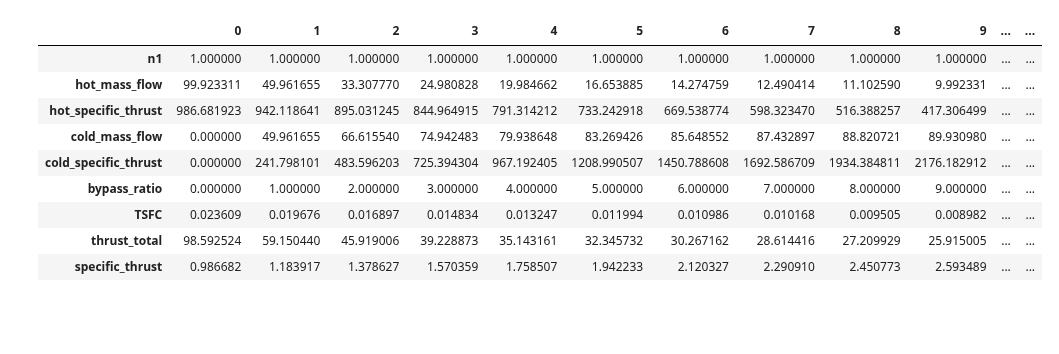
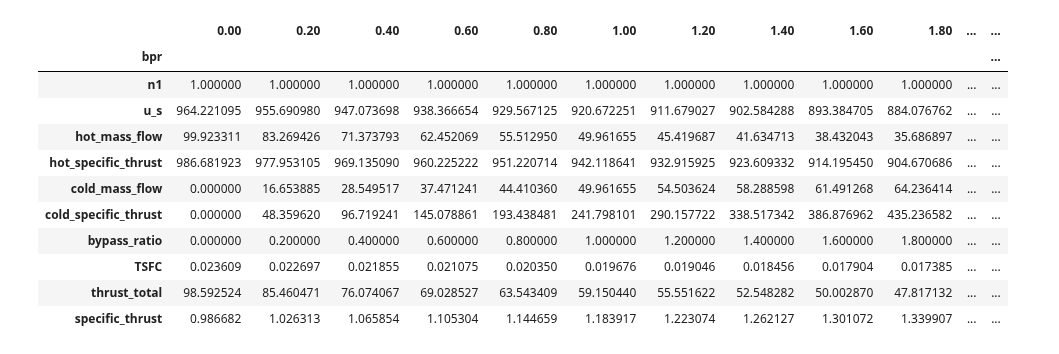
Before and after one commit to jonasdegrave/gas-turbine, a Jupyter notebook: questao_2.ipynb, the cells around one changed output. Saved outputs shown, nothing was run; the diff lists cells and outputs as text; code cells hidden in the pictures; blank space fills up the shorter version.

```diff
--- a/questao_2.ipynb
+++ b/questao_2.ipynb
@@ -25,68 +23,81 @@ warnings.filterwarnings('ignore')
 # %%
-values = {
-    'pa': 101.3, # kPa
-    'ta': 288.3, # K
-    'n_d': 0.97, # Difuser (Inlet)
-    'n_f': 0.85, # Fan
-    'n_c': 0.85, # High Pressure Compressor
-    'n_b': 1.0,  # Combustion Chamber
-    'n_t': 0.9,  # Compressor Turbine
-    'n_tf': 0.9, # Fan turbine
-    'n_n': 0.98,
-    'n_nf': 0.98,
+model_parameters = {
+    # Atmospheric condition ##############################################
+    'pa': 101.3, # [kPa]
+    'ta': 288.3, # [K]
+    'r': 288.3,  # [J/(kg*K)] Air Gas Constant
+    # Components isentropic efficiencies #################################
+    'n_d': 0.97,  # Difuser (Inlet)
+    'n_f': 0.85,  # Fan
+    'n_c': 0.85,  # High Pressure Compressor
+    'n_b': 1.0,   # Combustion Chamber
+    'n_t': 0.9,   # Compressor Turbine
+    'n_tf': 0.9,  # Fan turbine
+    'n_n': 0.98,  # Turbine Nozzle
+    'n_nf': 0.98, # Fan Nozzle
+    # Average air Cp/Cv inside each component ############################
     'gamma_d': 1.4,   # Difuser (Inlet)
     'gamma_f': 1.4,   # Fan
     'gamma_c': 1.37,  # High Pressure Compressor
     'gamma_b': 1.35,  # Combustion Chamber
     'gamma_t': 1.33,  # Compressor Turbine
     'gamma_tf': 1.33, # Fan turbine
-    'gamma_n': 1.36,
-    'gamma_nf': 1.40,
-    'prc': 20, # Crompressor Pressure Ratio
-    'prf': 1.4,  # Fan Pressure Ratio
-    'bypass_ratio': 0,
-    'pc_fuel': 45000, # kJ/kg
-    'cp_fuel': 1.110, # kJ/(kg*K)
-    'r': 288.3,
-    't04': 1700, # K (Combustion Chamber Temperature)
-    'mach': 0.0, # Aircraft speed
-    'mass_flow': 100.0, # kg/s (Inlet mass flow)
+    'gamma_n': 1.36,  # Turbine Nozzle
+    'gamma_nf': 1.40, # Fan Nozzle
+    # Engine parameters ##################################################
+    'prc': 20,         # Crompressor Pressure Ratio
+    'prf': 1.4,        # Fan Pressure Ratio
+    'bypass_ratio': 0, # Initial value
+    # Fuel parameters ####################################################
+    'pc_fuel': 45000, # [kJ/kg] Heat of Combustion of the fuel
+    'cp_fuel': 1.110, # [kJ/(kg*K)] Specific Heat in the combustion chamber
+    # Operating Conditions ###############################################
+    't04': 1700,        # [K] (Combustion Chamber Temperature)
+    'mach': 0.0,        # Aircraft speed
+    'mass_flow': 100.0, # [kg/s] Inlet mass flow
     }
 
 summarise_target = [
     'n1',
+    'u_s',
     'hot_mass_flow',
     'hot_specific_thrust',
     'cold_mass_flow',
     'cold_specific_thrust',
     'bypass_ratio',
     'TSFC',
     'thrust_total',
     'specific_thrust',
     ]
 
+# PART 1 ###################################################################
+
 results = pd.DataFrame()
+results.index = results.index.set_names('bpr')
 
-for bpr in np.arange(0, 30, 1):
-    values["bypass_ratio"] = bpr
-    turbofan = mf.TurboFan(values)
+ratios = np.concatenate((np.arange(0, 10, 0.2), np.arange(10, 12, 0.02)))
+for bpr in ratios:
+    model_parameters["bypass_ratio"] = bpr
+    turbofan = mf.TurboFan(model_parameters)
 
-    results[str(bpr)] = (
+    results[bpr] = (
         turbofan.sumarise().
         append(turbofan.sumarise_results()).
         loc[summarise_target]
         )
 
 
 results
 # %% [output]
-|  | 0 | 1 | 2 | 3 | 4 | 5 | 6 | 7 | 8 | 9 | ... | ... |
+|  | 0.00 | 0.20 | 0.40 | 0.60 | 0.80 | 1.00 | 1.20 | 1.40 | 1.60 | 1.80 | ... | ... |
+| bpr |  |  |  |  |  |  |  |  |  |  |  | ... |
 | n1 | 1.000000 | 1.000000 | 1.000000 | 1.000000 | 1.000000 | 1.000000 | 1.000000 | 1.000000 | 1.000000 | 1.000000 | ... | ... |
-| hot_mass_flow | 99.923311 | 49.961655 | 33.307770 | 24.980828 | 19.984662 | 16.653885 | 14.274759 | 12.490414 | 11.102590 | 9.992331 | ... | ... |
-| hot_specific_thrust | 986.681923 | 942.118641 | 895.031245 | 844.964915 | 791.314212 | 733.242918 | 669.538774 | 598.323470 | 516.388257 | 417.306499 | ... | ... |
-| cold_mass_flow | 0.000000 | 49.961655 | 66.615540 | 74.942483 | 79.938648 | 83.269426 | 85.648552 | 87.432897 | 88.820721 | 89.930980 | ... | ... |
-| cold_specific_thrust | 0.000000 | 241.798101 | 483.596203 | 725.394304 | 967.192405 | 1208.990507 | 1450.788608 | 1692.586709 | 1934.384811 | 2176.182912 | ... | ... |
-| bypass_ratio | 0.000000 | 1.000000 | 2.000000 | 3.000000 | 4.000000 | 5.000000 | 6.000000 | 7.000000 | 8.000000 | 9.000000 | ... | ... |
-| TSFC | 0.023609 | 0.019676 | 0.016897 | 0.014834 | 0.013247 | 0.011994 | 0.010986 | 0.010168 | 0.009505 | 0.008982 | ... | ... |
-| thrust_total | 98.592524 | 59.150440 | 45.919006 | 39.228873 | 35.143161 | 32.345732 | 30.267162 | 28.614416 | 27.209929 | 25.915005 | ... | ... |
-| specific_thrust | 0.986682 | 1.183917 | 1.378627 | 1.570359 | 1.758507 | 1.942233 | 2.120327 | 2.290910 | 2.450773 | 2.593489 | ... | ... |
+| u_s | 964.221095 | 955.690980 | 947.073698 | 938.366654 | 929.567125 | 920.672251 | 911.679027 | 902.584288 | 893.384705 | 884.076762 | ... | ... |
+| hot_mass_flow | 99.923311 | 83.269426 | 71.373793 | 62.452069 | 55.512950 | 49.961655 | 45.419687 | 41.634713 | 38.432043 | 35.686897 | ... | ... |
+| hot_specific_thrust | 986.681923 | 977.953105 | 969.135090 | 960.225222 | 951.220714 | 942.118641 | 932.915925 | 923.609332 | 914.195450 | 904.670686 | ... | ... |
+| cold_mass_flow | 0.000000 | 16.653885 | 28.549517 | 37.471241 | 44.410360 | 49.961655 | 54.503624 | 58.288598 | 61.491268 | 64.236414 | ... | ... |
+| cold_specific_thrust | 0.000000 | 48.359620 | 96.719241 | 145.078861 | 193.438481 | 241.798101 | 290.157722 | 338.517342 | 386.876962 | 435.236582 | ... | ... |
+| bypass_ratio | 0.000000 | 0.200000 | 0.400000 | 0.600000 | 0.800000 | 1.000000 | 1.200000 | 1.400000 | 1.600000 | 1.800000 | ... | ... |
+| TSFC | 0.023609 | 0.022697 | 0.021855 | 0.021075 | 0.020350 | 0.019676 | 0.019046 | 0.018456 | 0.017904 | 0.017385 | ... | ... |
+| thrust_total | 98.592524 | 85.460471 | 76.074067 | 69.028527 | 63.543409 | 59.150440 | 55.551622 | 52.548282 | 50.002870 | 47.817132 | ... | ... |
+| specific_thrust | 0.986682 | 1.026313 | 1.065854 | 1.105304 | 1.144659 | 1.183917 | 1.223074 | 1.262127 | 1.301072 | 1.339907 | ... | ... |
```
Also changed, not shown: parts of 8 cells of this notebook.
